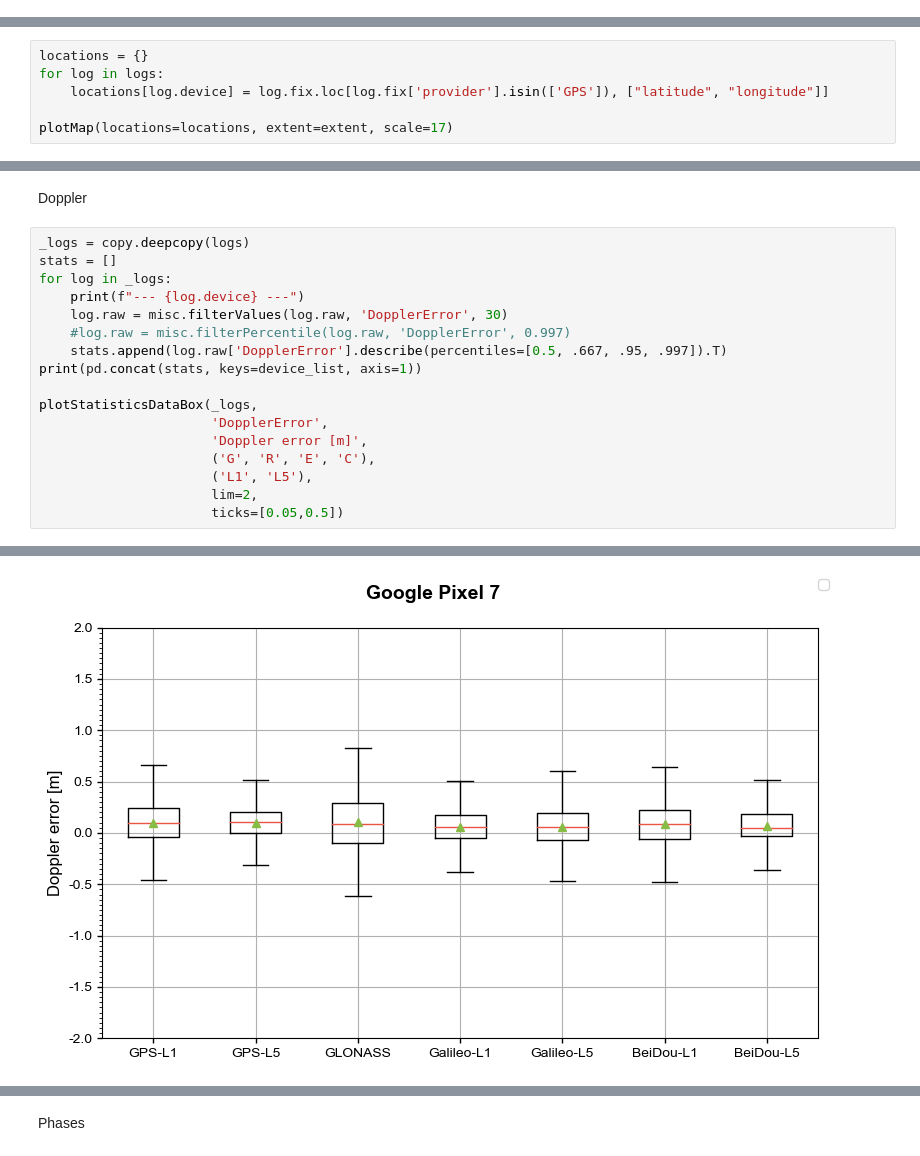
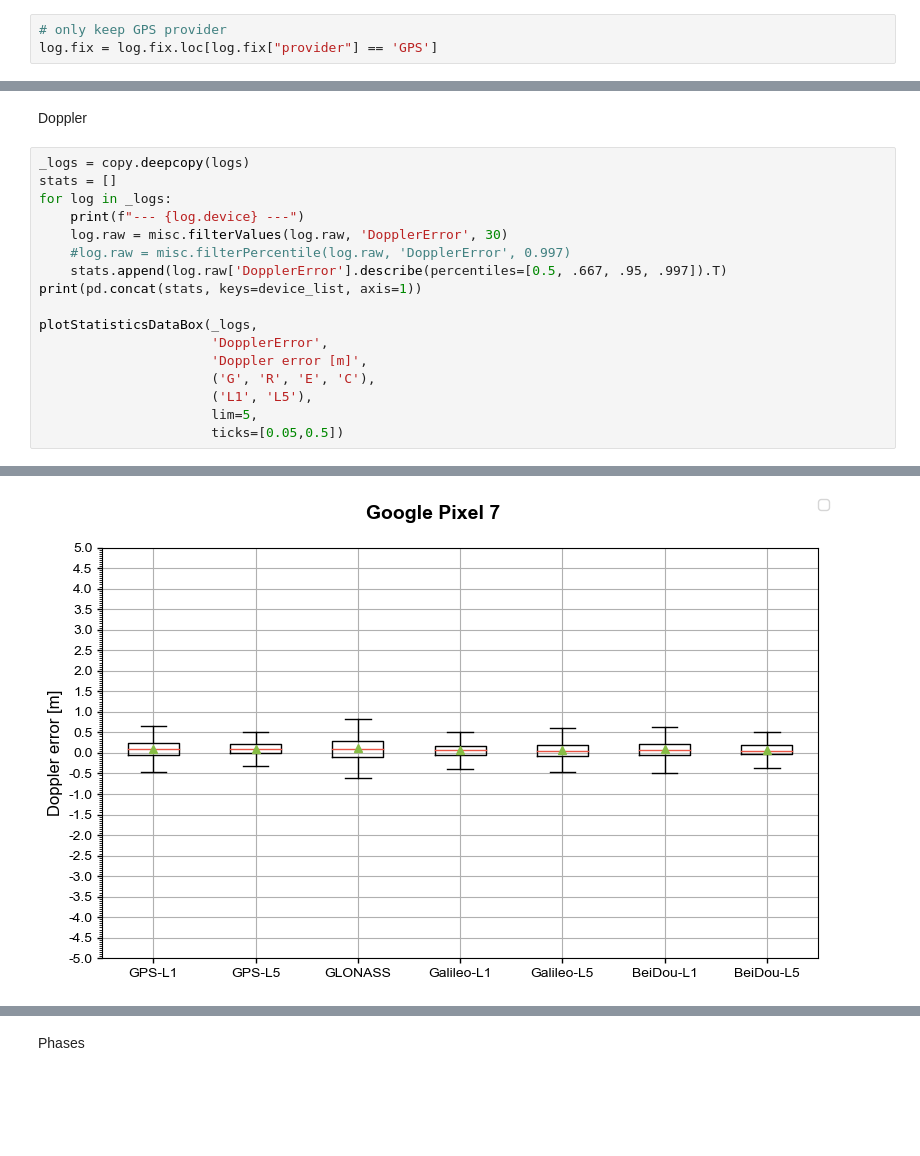
Before and after one commit to agrenier-gnss/MimirAnalyzer, a Jupyter notebook: jupyter/S2_campus.ipynb, the cells around one changed output, grey strips where cells are left out. Drawn from its saved outputs; the diff is of its cells as text; blank space fills up the shorter version.

```diff
--- a/jupyter/S2_campus.ipynb
+++ b/jupyter/S2_campus.ipynb
@@ -119,3 +121,6 @@ log.ref.df
+# %%
+# only keep GPS provider
+log.fix = log.fix.loc[log.fix["provider"] == 'GPS']
 # %%
 # Compute ENU errors
 ref_enu = [61.44922404, 23.8562781, 162.711]
@@ -182,9 +194,3 @@ log.diff
 # %%
 center = ref_enu[:2]
 extent = [center[1] - 0.001, center[1] + 0.006, center[0] - 0.0005, center[0] + 0.0015]
-# %%
-locations = {}
-for log in logs:
-    locations[log.device] = log.fix.loc[log.fix['provider'].isin(['GPS']), ["latitude", "longitude"]]
-
-plotMap(locations=locations, extent=extent, scale=17)
@@ -329,7 +366,7 @@ plotStatisticsDataBox(_logs,
                       'Doppler error [m]',
                       ('G', 'R', 'E', 'C'),
                       ('L1', 'L5'),
-                      lim=2,
+                      lim=5,
                       ticks=[0.05,0.5])
 # %% [output]
 --- Pixel 7 ---
@@ -347 +392 @@ max       10.059676
-[figure, old version]
+[figure, new version]
```
Also changed, not shown: parts of 24 cells of this notebook, 2 other files.
